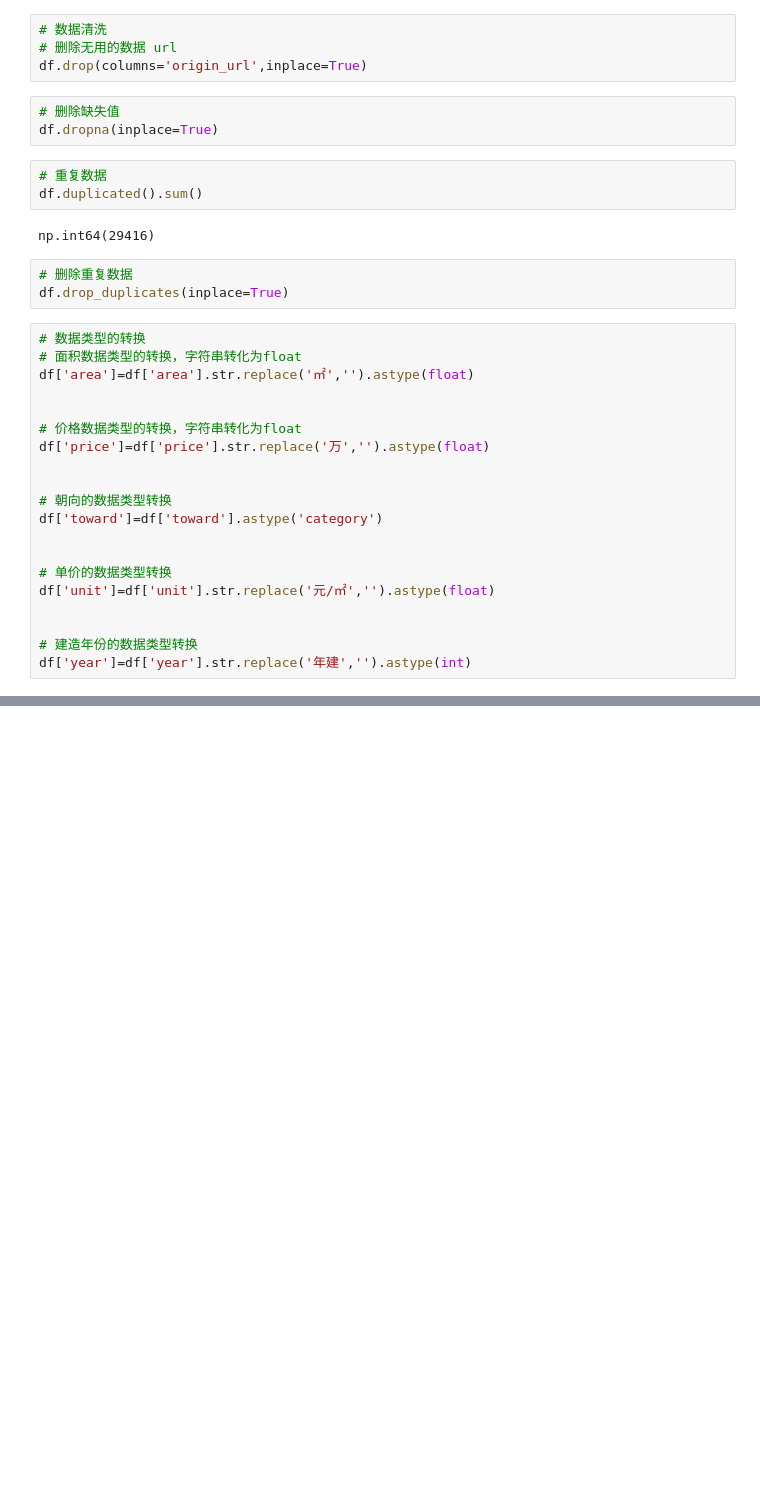
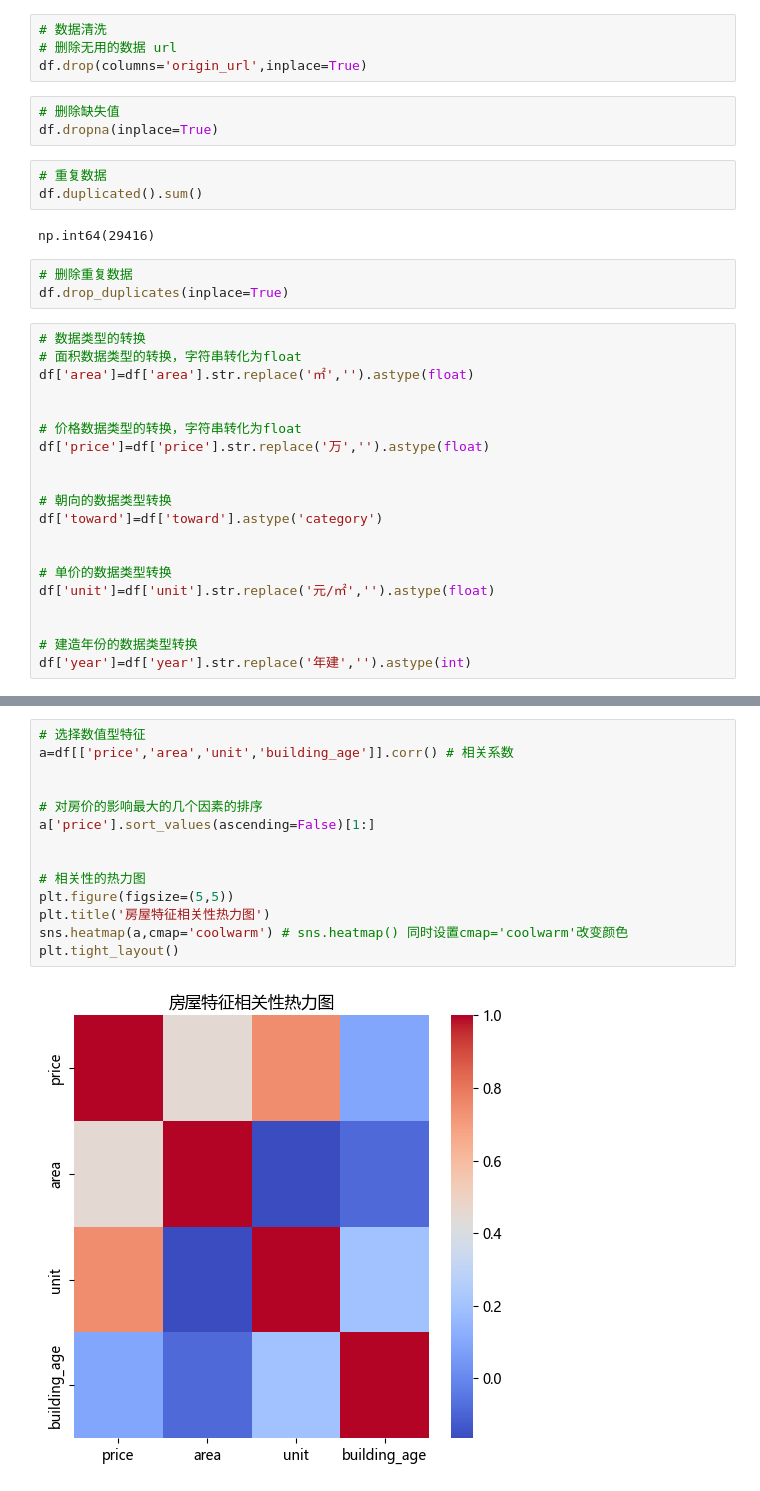
Before and after one commit to aonolee5-cmyk/notes, a Jupyter notebook: 6.房地厂市场分析.ipynb, the cells around one changed output, grey strips where cells are left out. Cells and saved outputs as stored; diff of their text form; blank space fills up the shorter version.

```diff
--- a/6.房地厂市场分析.ipynb
+++ b/6.房地厂市场分析.ipynb
@@ -88,0 +120,16 @@ df.head()
+# %%
+# 选择数值型特征
+a=df[['price','area','unit','building_age']].corr() # 相关系数
+
+
+# 对房价的影响最大的几个因素的排序
+a['price'].sort_values(ascending=False)[1:]
+
+
+# 相关性的热力图
+plt.figure(figsize=(5,5))
+plt.title('房屋特征相关性热力图')
+sns.heatmap(a,cmap='coolwarm') # sns.heatmap() 同时设置cmap='coolwarm'改变颜色
+plt.tight_layout()
+# %% [output]
+[figure, added]
```
Also changed, not shown: parts of 11 cells of this notebook, 1 other file.
